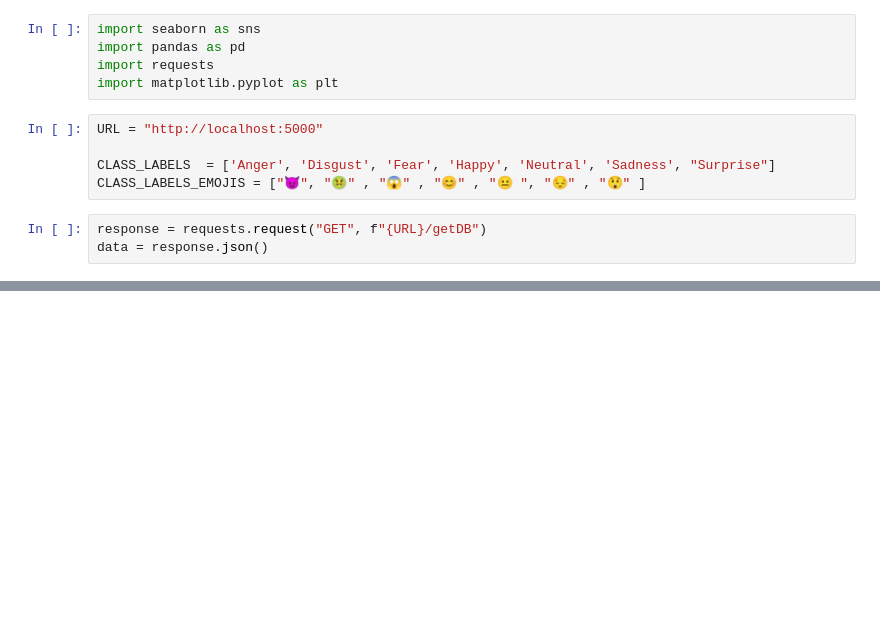
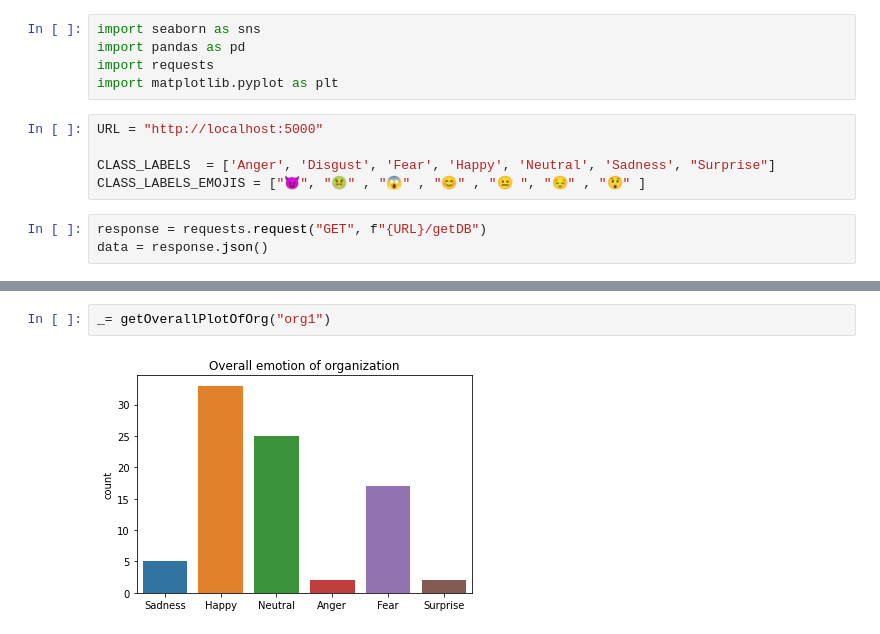
Before and after one commit to EmoDetect-BI/Detector-Trainer, a Jupyter notebook: v1/Emotion Plotter.ipynb, the cells around one changed output, grey strips where cells are left out. Saved outputs shown, nothing was run; the diff lists cells and outputs as text; blank space fills up the shorter version.

```diff
--- a/v1/Emotion Plotter.ipynb
+++ b/v1/Emotion Plotter.ipynb
@@ -84,0 +161,4 @@ _= multiplotEmotionsByUser(sessions, 2, 2)
+# %%
+_= getOverallPlotOfOrg("org1")
+# %% [output]
+[figure, added]
```
Also changed, not shown: parts of 7 cells of this notebook, 1 other file.
